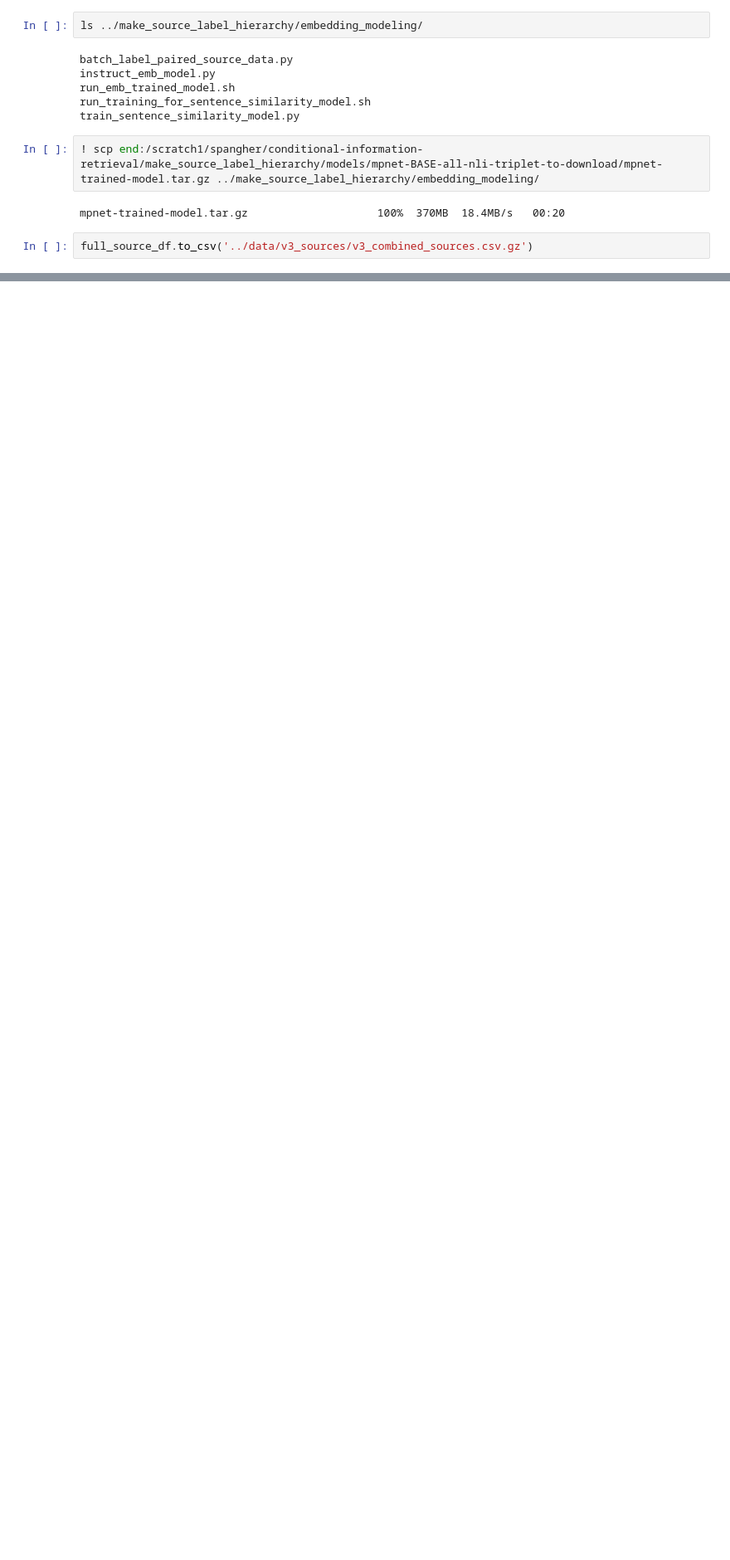
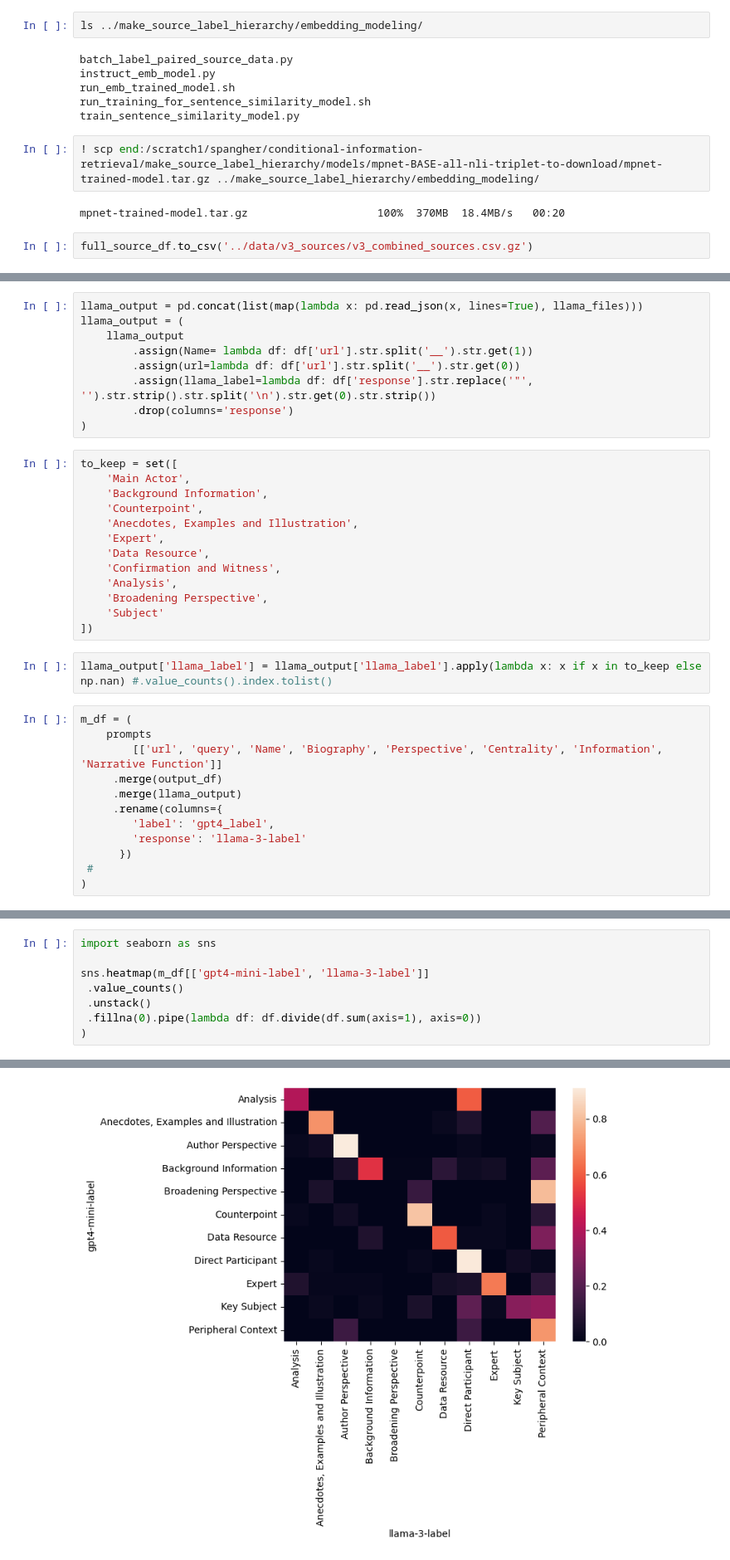
Before and after one commit to Yiqinh/conditional-information-retrieval, a Jupyter notebook: notebooks/2024-10-06__look-at-v3-source-summaries.ipynb, the cells around one changed output, grey strips where cells are left out. Shown at 83% size. Cells and saved outputs as stored; diff of their text form; blank space fills up the shorter version.

```diff
--- a/notebooks/2024-10-06__look-at-v3-source-summaries.ipynb
+++ b/notebooks/2024-10-06__look-at-v3-source-summaries.ipynb
@@ -227,0 +485,36 @@ full_source_df.to_csv('../data/v3_sources/v3_combined_sources.csv.gz')
+# %%
+llama_output = pd.concat(list(map(lambda x: pd.read_json(x, lines=True), llama_files)))
+llama_output = (
+    llama_output
+        .assign(Name= lambda df: df['url'].str.split('__').str.get(1))
+        .assign(url=lambda df: df['url'].str.split('__').str.get(0))
+        .assign(llama_label=lambda df: df['response'].str.replace('"', '').str.strip().str.split('\n').str.get(0).str.strip())
+        .drop(columns='response')
+)
+# %%
+to_keep = set([
+    'Main Actor',
+    'Background Information',
+    'Counterpoint',
+    'Anecdotes, Examples and Illustration',
+    'Expert',
+    'Data Resource',
+    'Confirmation and Witness',
+    'Analysis',
+    'Broadening Perspective',
+    'Subject'
+])
+# %%
+llama_output['llama_label'] = llama_output['llama_label'].apply(lambda x: x if x in to_keep else np.nan) #.value_counts().index.tolist()
+# %%
+m_df = (
+    prompts
+        [['url', 'query', 'Name', 'Biography', 'Perspective', 'Centrality', 'Information', 'Narrative Function']]
+     .merge(output_df)
+     .merge(llama_output)
+     .rename(columns={
+        'label': 'gpt4_label',
+        'response': 'llama-3-label'
+      })
+ #
+)
@@ -227,0 +595,9 @@ full_source_df.to_csv('../data/v3_sources/v3_combined_sources.csv.gz')
+# %%
+import seaborn as sns
+
+sns.heatmap(m_df[['gpt4-mini-label', 'llama-3-label']]
+ .value_counts()
+ .unstack()
+ .fillna(0).pipe(lambda df: df.divide(df.sum(axis=1), axis=0))
+)
+# %% [output]
@@ -227,0 +605 @@ full_source_df.to_csv('../data/v3_sources/v3_combined_sources.csv.gz')
+[figure, added]
```
Also changed, not shown: parts of 181 cells of this notebook, 6 other files.
